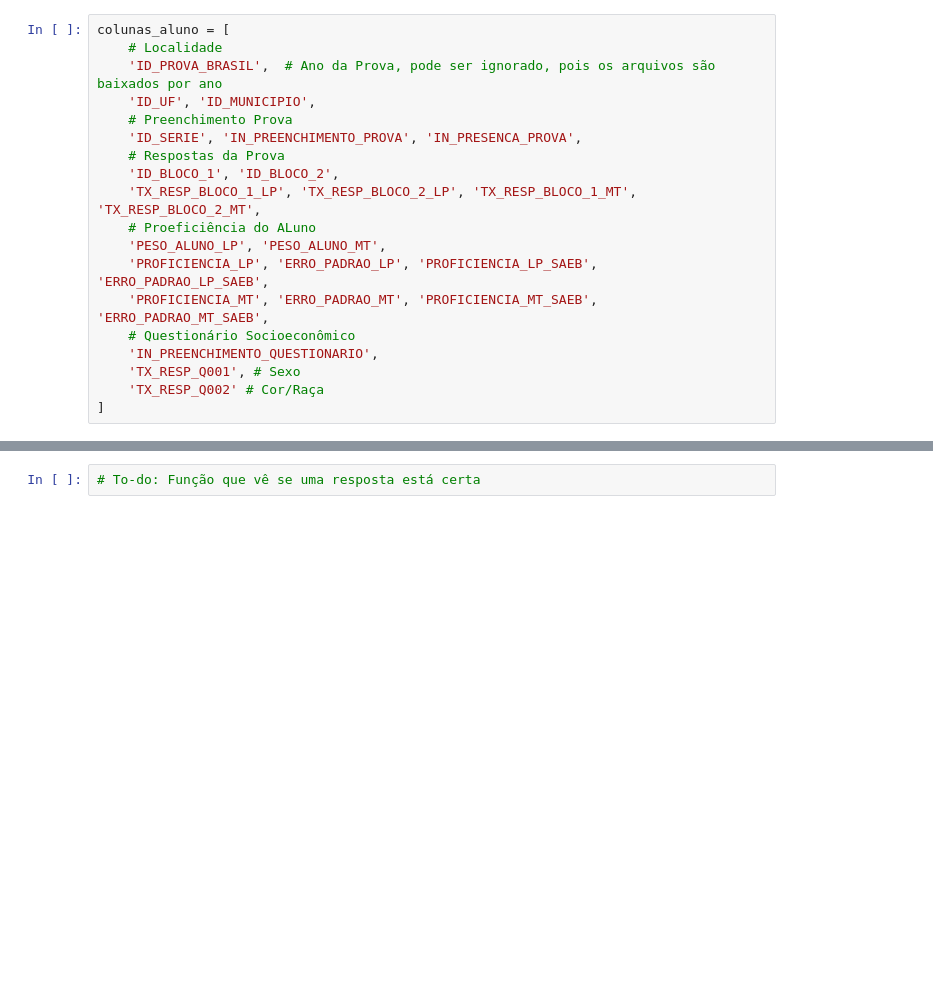
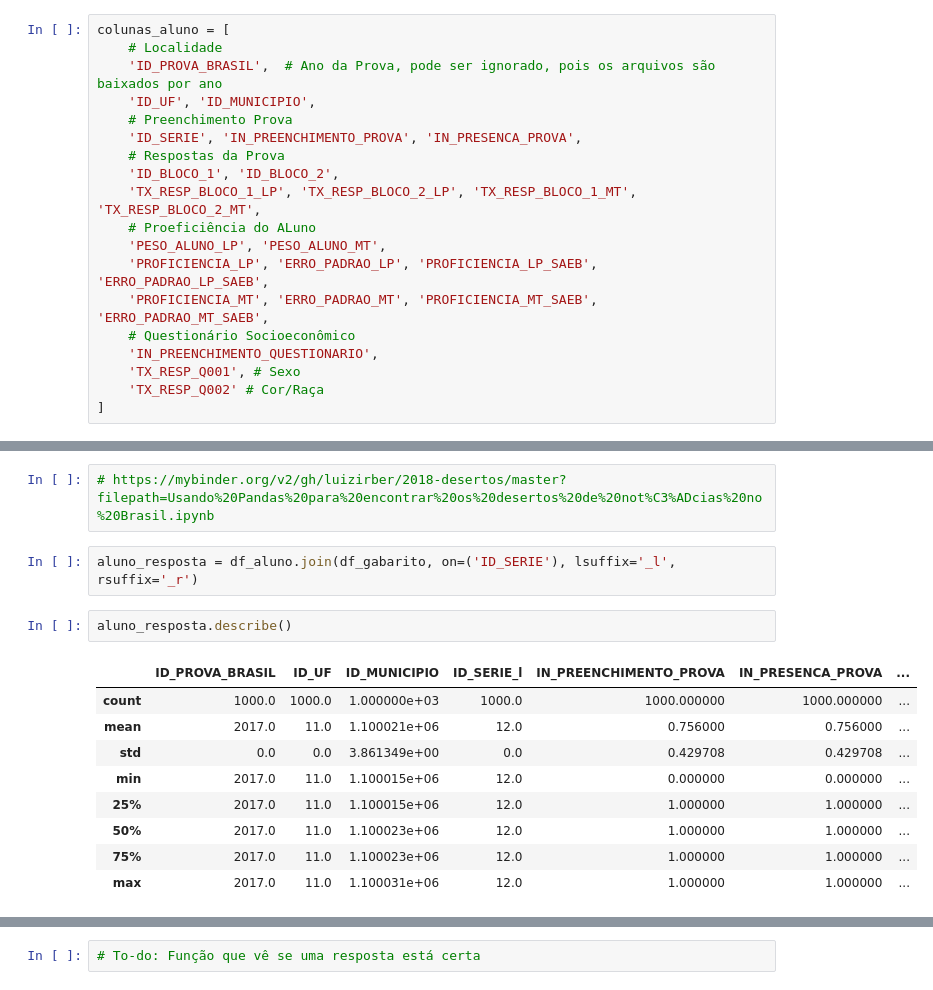
Before and after one commit to GomesDosSantos/AnaliseANEB, a Jupyter notebook: Livro.ipynb, the cells around one changed output, grey strips where cells are left out. Drawn from its saved outputs; the diff is of its cells as text; blank space fills up the shorter version.

```diff
--- a/Livro.ipynb
+++ b/Livro.ipynb
@@ -113,0 +118,16 @@ memory usage: 330.1+ MB
+# %%
+# https://mybinder.org/v2/gh/luizirber/2018-desertos/master?filepath=Usando%20Pandas%20para%20encontrar%20os%20desertos%20de%20not%C3%ADcias%20no%20Brasil.ipynb
+# %%
+aluno_resposta = df_aluno.join(df_gabarito, on=('ID_SERIE'), lsuffix='_l', rsuffix='_r')
+# %%
+aluno_resposta.describe()
+# %% [output]
+|  | ID_PROVA_BRASIL | ID_UF | ID_MUNICIPIO | ID_SERIE_l | IN_PREENCHIMENTO_PROVA | IN_PRESENCA_PROVA | ... |
+| count | 1000.0 | 1000.0 | 1.000000e+03 | 1000.0 | 1000.000000 | 1000.000000 | ... |
+| mean | 2017.0 | 11.0 | 1.100021e+06 | 12.0 | 0.756000 | 0.756000 | ... |
+| std | 0.0 | 0.0 | 3.861349e+00 | 0.0 | 0.429708 | 0.429708 | ... |
+| min | 2017.0 | 11.0 | 1.100015e+06 | 12.0 | 0.000000 | 0.000000 | ... |
+| 25% | 2017.0 | 11.0 | 1.100015e+06 | 12.0 | 1.000000 | 1.000000 | ... |
+| 50% | 2017.0 | 11.0 | 1.100023e+06 | 12.0 | 1.000000 | 1.000000 | ... |
+| 75% | 2017.0 | 11.0 | 1.100023e+06 | 12.0 | 1.000000 | 1.000000 | ... |
+| max | 2017.0 | 11.0 | 1.100031e+06 | 12.0 | 1.000000 | 1.000000 | ... |
```
Also changed, not shown: parts of 14 cells of this notebook, 2 other files.
